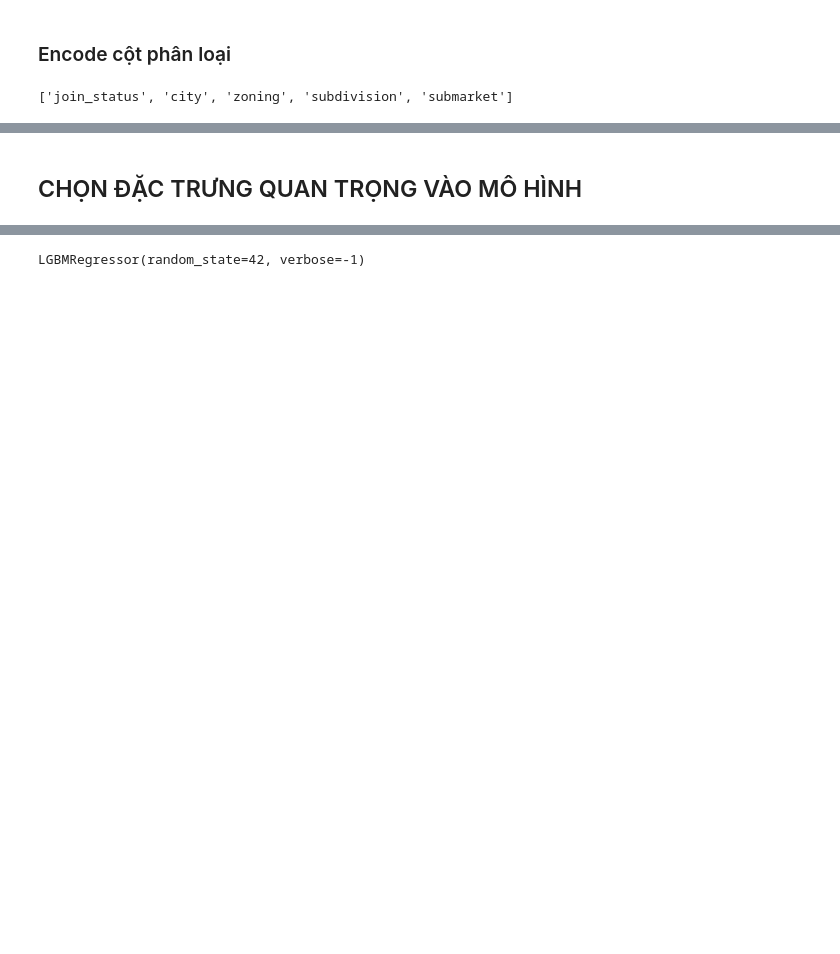
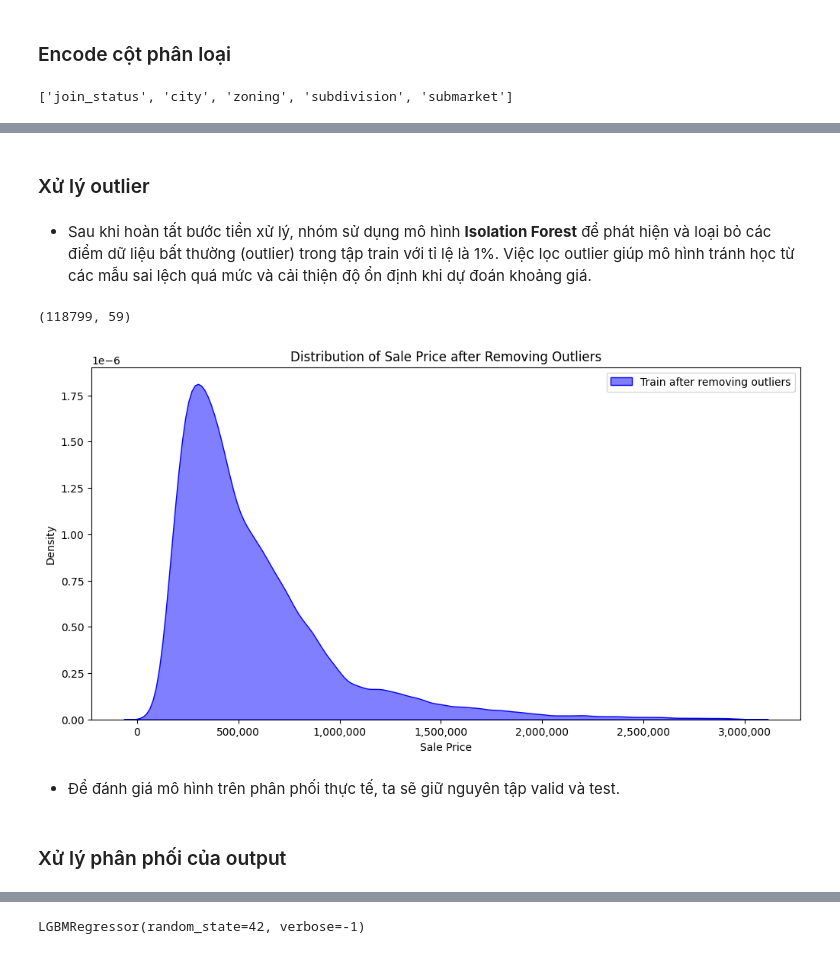
Before and after one commit to uyen312/Project_PTDLTM, a Jupyter notebook: C2/lightGbm.ipynb, the cells around one changed output, grey strips where cells are left out. Drawn from its saved outputs; the diff is of its cells as text; code cells hidden in the pictures; blank space fills up the shorter version.

```diff
--- a/C2/lightGbm.ipynb
+++ b/C2/lightGbm.ipynb
@@ -273,2 +287,4 @@ X_test_processed_df.columns = [clean_text(col) for col in X_test_processed_df.co
-# %% [markdown]
-## CHỌN ĐẶC TRƯNG QUAN TRỌNG VÀO MÔ HÌNH
+# %% [markdown]
+### Xử lý outlier
+# %% [markdown]
+- Sau khi hoàn tất bước tiền xử lý, nhóm sử dụng mô hình **Isolation Forest** để phát hiện và loại bỏ các điểm dữ liệu bất thường (outlier) trong tập train với tỉ lệ là 1%. Việc lọc outlier giúp mô hình tránh học từ các mẫu sai lệch quá mức và cải thiện độ ổn định khi dự đoán khoảng giá.
@@ -274,0 +298,18 @@ X_test_processed_df.columns = [clean_text(col) for col in X_test_processed_df.co
+# %%
+X_train_model.shape
+# %% [output]
+(118799, 59)
+# %%
+# plot the distribution of sale_price after removing outliers
+plt.figure(figsize=(12, 6))
+sns.kdeplot(y_train_mask, label='Train after removing outliers', color='blue', fill=True, alpha=0.5)
+plt.gca().xaxis.set_major_formatter(plt.FuncFormatter(lambda x, _: f'{int(x):,}'))
+plt.title('Distribution of Sale Price after Removing Outliers')
+plt.xlabel('Sale Price')
+plt.ylabel('Density')
+plt.legend()
+plt.show()
+# %% [output]
+[figure, added]
+# %% [markdown]
+- Để đánh giá mô hình trên phân phối thực tế, ta sẽ giữ nguyên tập valid và test.
@@ -274,0 +319,2 @@ X_test_processed_df.columns = [clean_text(col) for col in X_test_processed_df.co
+# %% [markdown]
+### Xử lý phân phối của output
```
Also changed, not shown: parts of 89 cells of this notebook, 1 other file.
